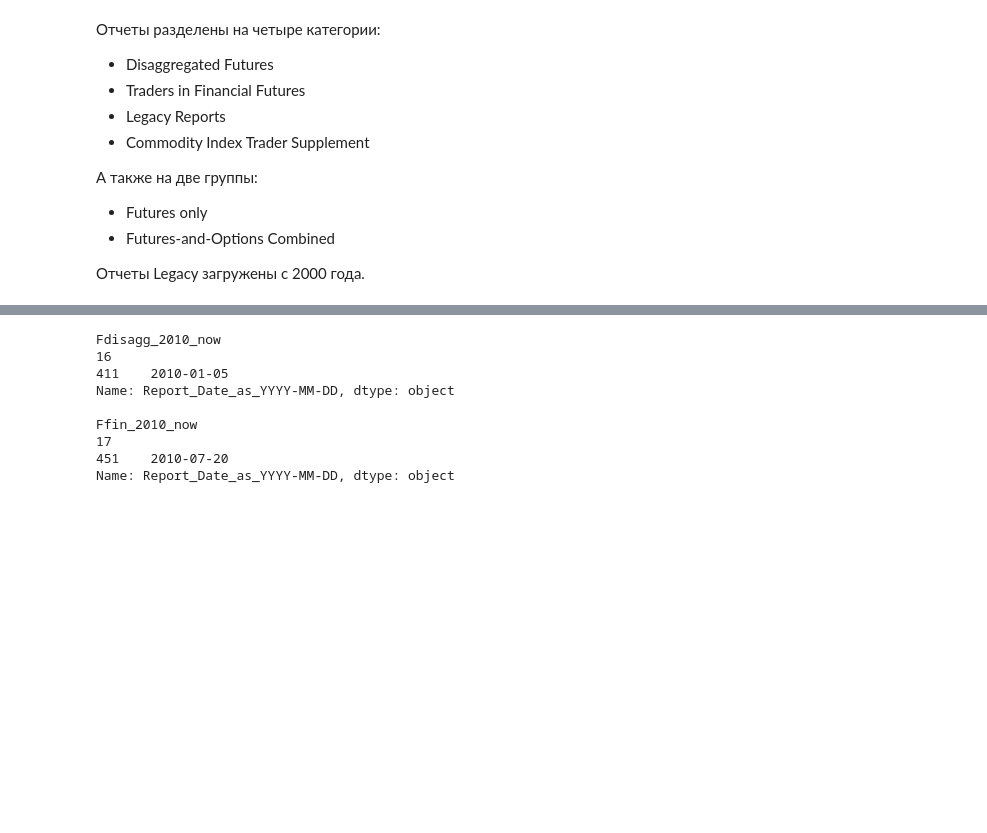
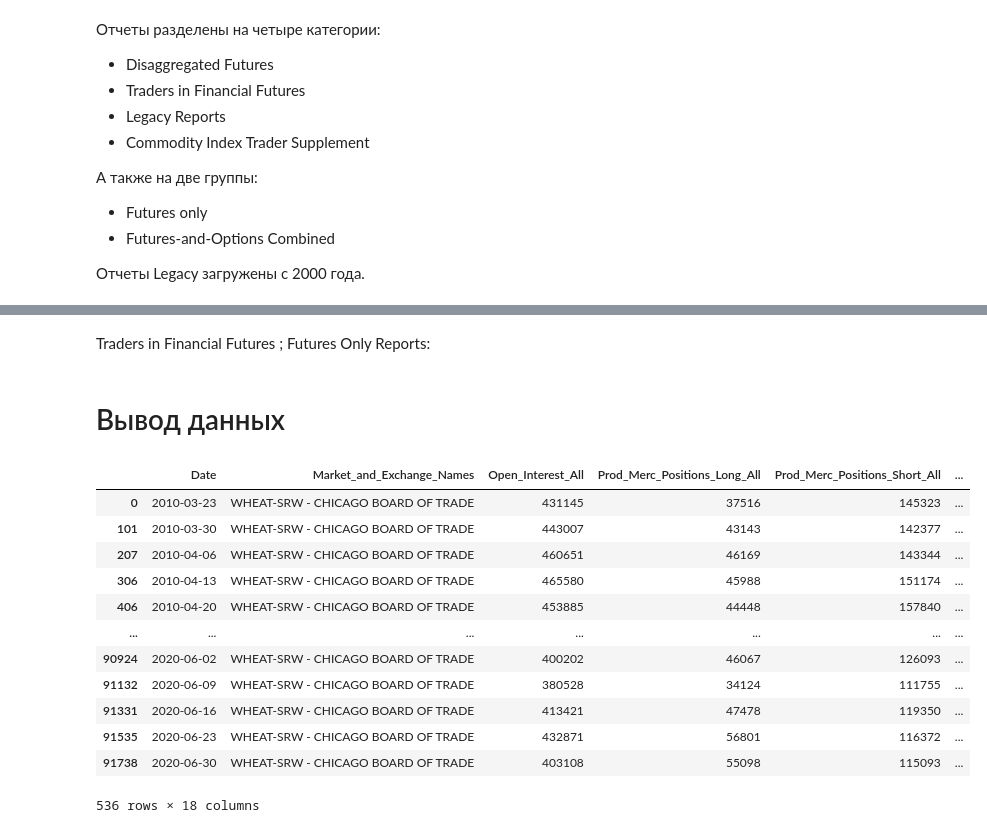
Before and after one commit to ForestTiger-GH/COTRA, a Jupyter notebook: Скачивание_отчетов_СОТ.ipynb, the cells around one changed output, grey strips where cells are left out. Cells and saved outputs as stored; diff of their text form; code cells hidden in the pictures; blank space fills up the shorter version.

```diff
--- a/Скачивание_отчетов_СОТ.ipynb
+++ b/Скачивание_отчетов_СОТ.ipynb
@@ -163,3 +162,7 @@ deacit_2021 = pd.read_csv(ZipFile(BytesIO(urllib.request.urlopen('https://www.cf
 # %%
+# Загрузка словаря для корректировки ошибочных наименований
 corrections = pd.read_csv('https://raw.githubusercontent.com/ForestTiger-GH/COTRA/main/COTR_Corrections.txt', sep='\t', error_bad_lines=False, skiprows=0)
 check = np.array(corrections).tolist()
+
+# Файл с датировкой отчетов СОТ
+dates = pd.read_csv('https://raw.githubusercontent.com/ForestTiger-GH/COTRA/main/COTR_Dates.txt', parse_dates=True)
@@ -174,6 +179,14 @@ Fdisagg_2010_now = Fdisagg_2010_now.iloc[:, 0:23].drop(Fdisagg_2010_now.columns[
 # Замена по списку
 for i in range(len(check)):
     Fdisagg_2010_now['Market_and_Exchange_Names'].replace(to_replace = check[i][0], value = check[i][1], inplace = True)
+
+# Переименование столбца дат
+Fdisagg_2010_now.rename(columns={'Report_Date_as_YYYY-MM-DD' : 'Date'}, inplace=True)
+
+# Объединение на основе списка дат
+Fdisagg_2010_now = dates.merge(Fdisagg_2010_now, on='Date')
+# %% [markdown]
+Traders in Financial Futures ; Futures Only Reports:
 # %%
 # Объединение в один df
 Ffin_2010_now = []
@@ -188,20 +207,19 @@ for i in range(len(check)):
-# %%
-print('Fdisagg_2010_now')
-print(len(Fdisagg_2010_now.columns)-2)
-print(Fdisagg_2010_now['Report_Date_as_YYYY-MM-DD'].sort_values()[0:1])
-
-print()
-
-print('Ffin_2010_now')
-print(len(Ffin_2010_now.columns)-2)
-print(Ffin_2010_now['Report_Date_as_YYYY-MM-DD'].sort_values()[0:1])
-# %% [output]
-Fdisagg_2010_now
-16
-411    2010-01-05
-Name: Report_Date_as_YYYY-MM-DD, dtype: object
-
-Ffin_2010_now
-17
-451    2010-07-20
-Name: Report_Date_as_YYYY-MM-DD, dtype: object
+# %% [markdown]
+# Вывод данных
+# %%
+cot_ticker = 'WHEAT-SRW - CHICAGO BOARD OF TRADE'
+Fdisagg_2010_now.loc[Fdisagg_2010_now['Market_and_Exchange_Names'] == cot_ticker]
+# %% [output]
+|  | Date | Market_and_Exchange_Names | Open_Interest_All | Prod_Merc_Positions_Long_All | Prod_Merc_Positions_Short_All | ... |
+| 0 | 2010-03-23 | WHEAT-SRW - CHICAGO BOARD OF TRADE | 431145 | 37516 | 145323 | ... |
+| 101 | 2010-03-30 | WHEAT-SRW - CHICAGO BOARD OF TRADE | 443007 | 43143 | 142377 | ... |
+| 207 | 2010-04-06 | WHEAT-SRW - CHICAGO BOARD OF TRADE | 460651 | 46169 | 143344 | ... |
+| 306 | 2010-04-13 | WHEAT-SRW - CHICAGO BOARD OF TRADE | 465580 | 45988 | 151174 | ... |
+| 406 | 2010-04-20 | WHEAT-SRW - CHICAGO BOARD OF TRADE | 453885 | 44448 | 157840 | ... |
+| ... | ... | ... | ... | ... | ... | ... |
+| 90924 | 2020-06-02 | WHEAT-SRW - CHICAGO BOARD OF TRADE | 400202 | 46067 | 126093 | ... |
+| 91132 | 2020-06-09 | WHEAT-SRW - CHICAGO BOARD OF TRADE | 380528 | 34124 | 111755 | ... |
+| 91331 | 2020-06-16 | WHEAT-SRW - CHICAGO BOARD OF TRADE | 413421 | 47478 | 119350 | ... |
+| 91535 | 2020-06-23 | WHEAT-SRW - CHICAGO BOARD OF TRADE | 432871 | 56801 | 116372 | ... |
+| 91738 | 2020-06-30 | WHEAT-SRW - CHICAGO BOARD OF TRADE | 403108 | 55098 | 115093 | ... |
+536 rows × 18 columns
```
Also changed, not shown: parts of 10 cells of this notebook.
